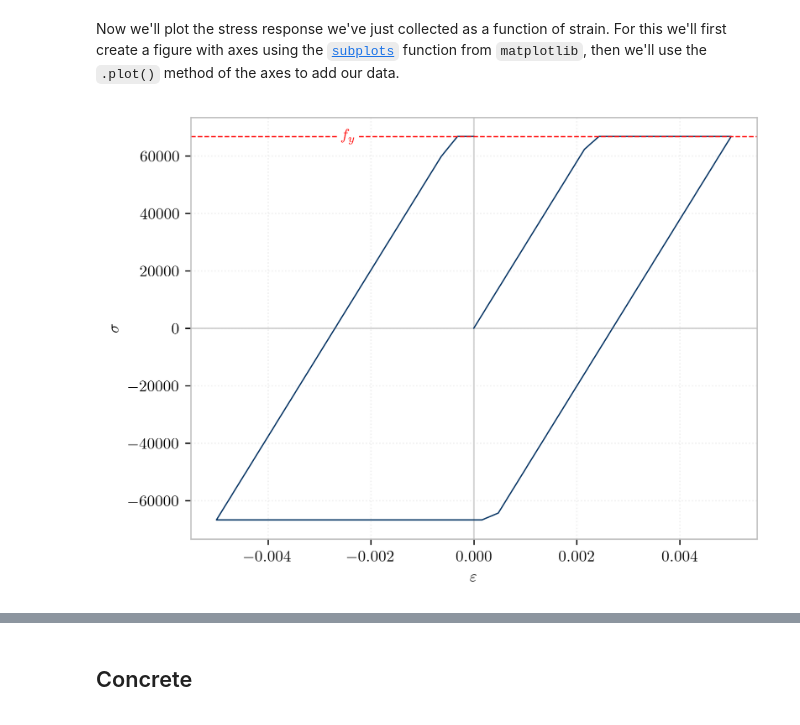
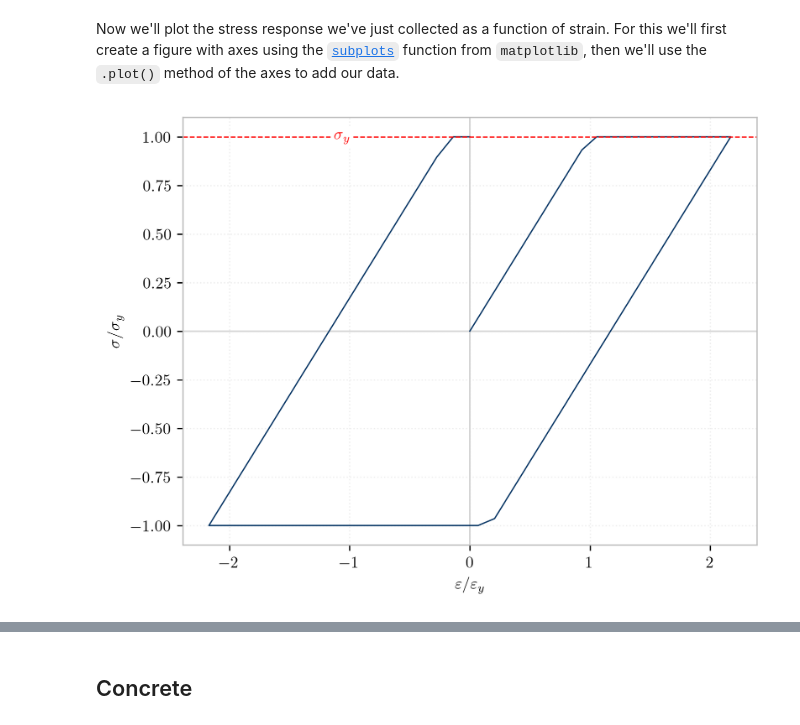
Before and after one commit to STAIRlab/opensees-gallery, a Jupyter notebook: content/en/examples/Example0/UniaxialMaterials.ipynb, the cells around one changed output, grey strips where cells are left out. Saved outputs shown, nothing was run; the diff lists cells and outputs as text; code cells hidden in the pictures.

```diff
--- a/content/en/examples/Example0/UniaxialMaterials.ipynb
+++ b/content/en/examples/Example0/UniaxialMaterials.ipynb
@@ -40,20 +40,20 @@ stress_list = []
 with elastic_pp_material.handle() as mat:
 
     for e in strain:
-        stress_list.append(mat.getStress(e, commit=True))
+        stress_list.append(mat.getStress(e, commit=True)/Fy)
 # %% [markdown]
 Now we'll plot the stress response we've just collected as a function of strain. For this we'll first create a figure with axes using the [`subplots`](https://matplotlib.org/stable/api/_as_gen/matplotlib.pyplot.subplots.html) function from `matplotlib`, then we'll use the `.plot()` method of the axes to add our data.
 # %%
 # create a plotting figure
 fig, ax = plt.subplots()
 ax.axhline(0, color='lightgrey', linestyle='-', linewidth=1)
 ax.axvline(0, color='lightgrey', linestyle='-', linewidth=1)
-ax.plot(strain, stress_list)
+ax.plot(strain/(Fy/Es), stress_list)
 
 # Draw a horizontal line at the yield stress Fy
-ax.axhline(y=Fy, color='r', linestyle='--')
-ax.text(-Fy/Es, Fy, r"$f_y$", color='r', va='center', ha='right', bbox=dict(facecolor='white', edgecolor='none', pad=2.0))
-ax.set_xlabel(r"$\varepsilon$")
-ax.set_ylabel(r"$\sigma$");
+ax.axhline(y=1, color='r', linestyle='--')
+ax.text(-1, 1, r"$\sigma_y$", color='r', va='center', ha='right', bbox=dict(facecolor='white', edgecolor='none', pad=2.0))
+ax.set_xlabel(r"$\varepsilon/\varepsilon_y$")
+ax.set_ylabel(r"$\sigma/\sigma_y$");
 # %% [output]
-[figure, old version]
+[figure, new version]
```
Also changed, not shown: parts of 5 cells of this notebook, 7 other files.
